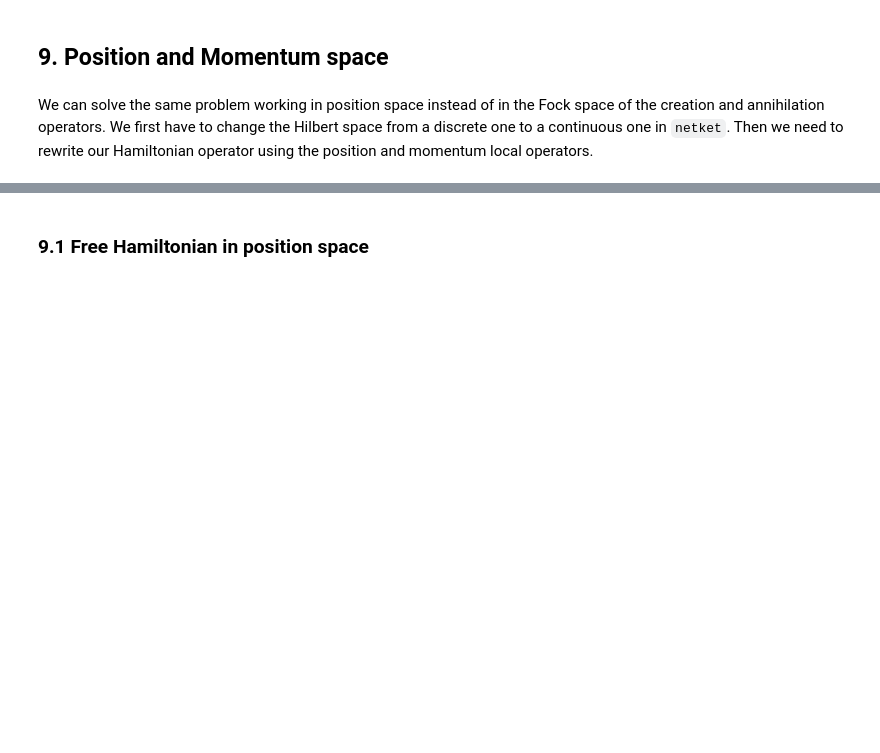
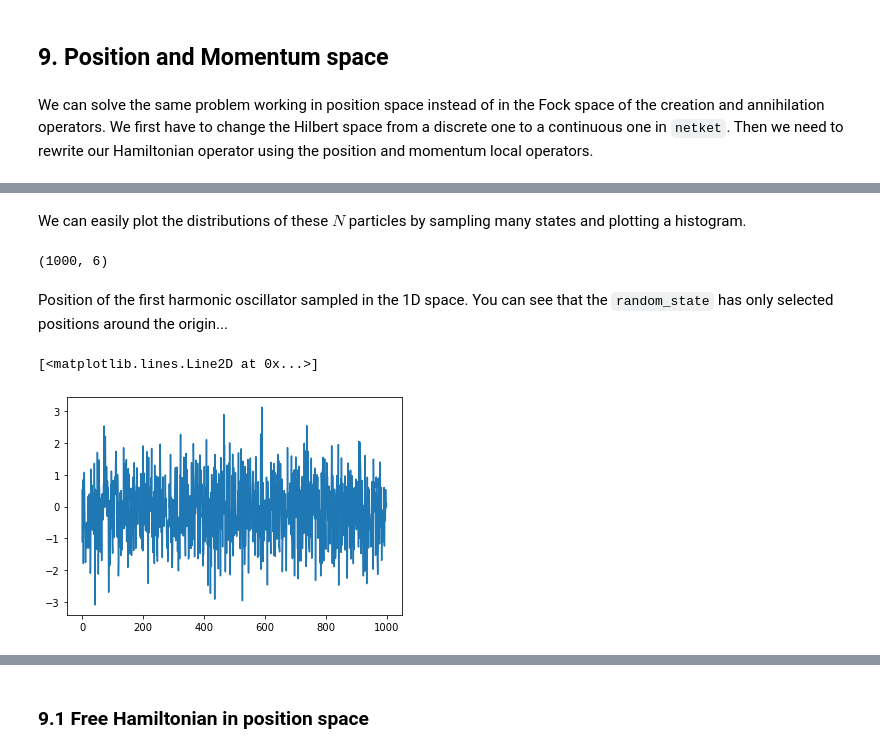
Before and after one commit to erinaldi/bmn2-netket, a Jupyter notebook: notebooks/HarmonicOscillators.ipynb, the cells around one changed output, grey strips where cells are left out. Drawn from its saved outputs; the diff is of its cells as text; code cells hidden in the pictures; blank space fills up the shorter version.

```diff
--- a/notebooks/HarmonicOscillators.ipynb
+++ b/notebooks/HarmonicOscillators.ipynb
@@ -777,5 +724,5 @@ For the continuous Hilbert space we will have to be similarly creative in using
 # %%
 import jax.numpy as jnp
 
-# 2 matrices, 3 dimensions per matrix, with infinite extend and no periodic boundary conditions
-hi = nk.hilbert.Particle(N=2, L=(jnp.inf, jnp.inf, jnp.inf), pbc=False)
+# 6 oscillators, 1 dimension per oscillator, with infinite extend and no periodic boundary conditions
+hi = nk.hilbert.Particle(N=N, L=(jnp.inf), pbc=False)
@@ -781,0 +762,6 @@ hi = nk.hilbert.Particle(N=2, L=(jnp.inf, jnp.inf, jnp.inf), pbc=False)
+# %%
+import jax
+
+# all samplers in jax require a key
+k1, k2 = jax.random.split(jax.random.PRNGKey(0))
+hi.random_state(key=k1)
@@ -781,0 +784,15 @@ hi = nk.hilbert.Particle(N=2, L=(jnp.inf, jnp.inf, jnp.inf), pbc=False)
+# %% [markdown]
+We can easily plot the distributions of these $N$ particles by sampling many states and plotting a histogram.
+# %%
+states = hi.random_state(key=k1,size=1000)
+# %%
+states.shape
+# %% [output]
+(1000, 6)
+# %% [markdown]
+Position of the first harmonic oscillator sampled in the 1D space. You can see that the `random_state` has only selected positions around the origin...
+# %%
+plt.plot(states[:,0])
+# %% [output]
+[<matplotlib.lines.Line2D at 0x...>]
+[figure, added]
```
Also changed, not shown: parts of 81 cells of this notebook.
